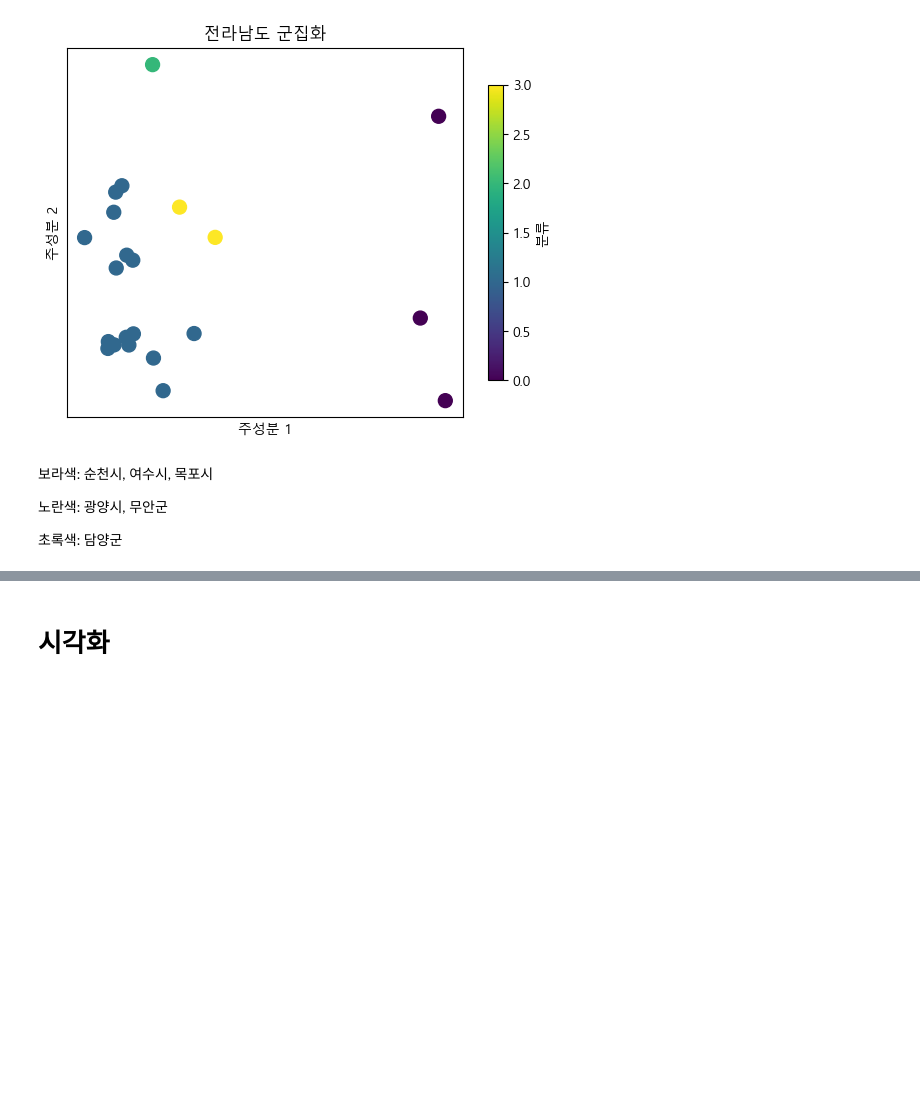
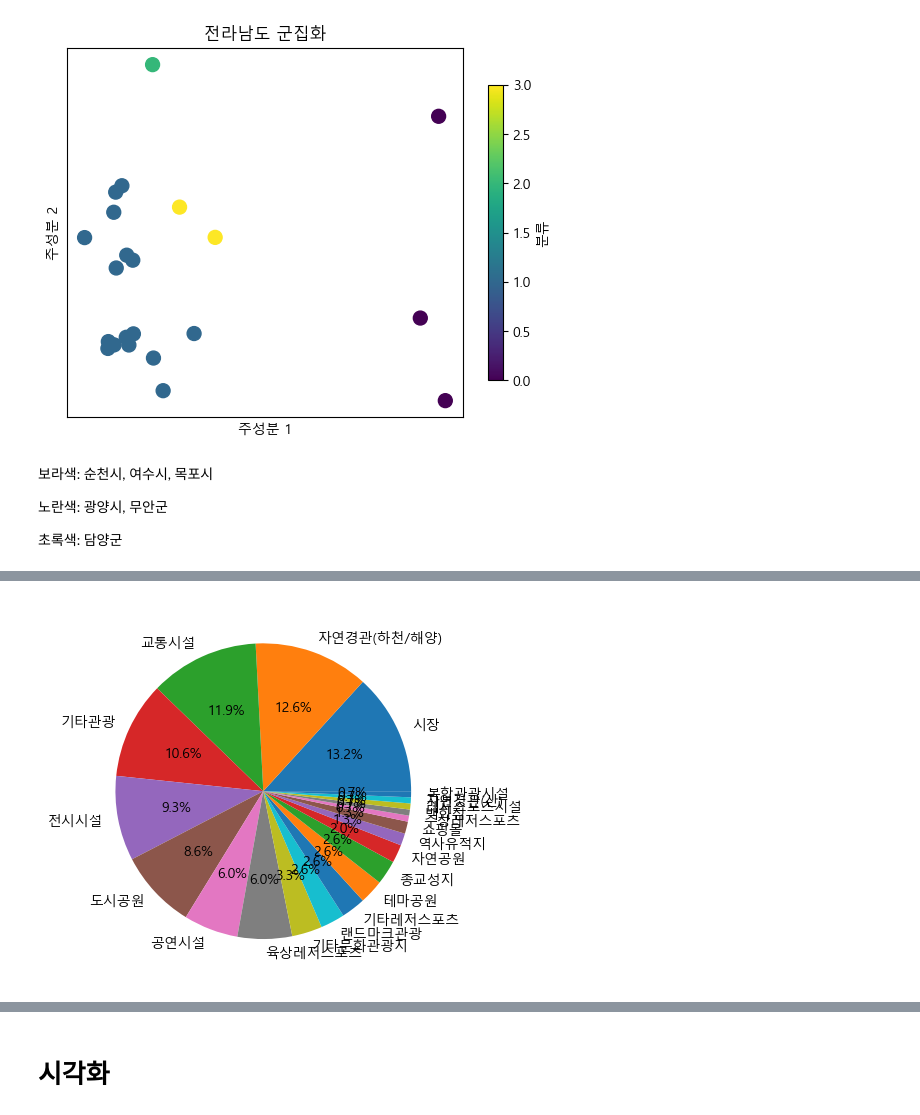
Before and after one commit to sheershay/ise-sr-project, a Jupyter notebook: clustering/clustering.ipynb, the cells around one changed output, grey strips where cells are left out. Drawn from its saved outputs; the diff is of its cells as text; code cells hidden in the pictures; blank space fills up the shorter version.

```diff
--- a/clustering/clustering.ipynb
+++ b/clustering/clustering.ipynb
@@ -1147,0 +1175,9 @@ plt.show()
+# %%
+plt.pie(t1_f2['count'],labels=t1_f2.index,autopct='%.1f%%')
+# plt.bar(t2_f2.index,t2_f2['count'],color='yellow')
+# plt.bar(dy_f2.index,dy_f2['count'],color='g')
+
+
+plt.show()
+# %% [output]
+[figure, added]
```
Also changed, not shown: parts of 10 cells of this notebook, 1 other file.
